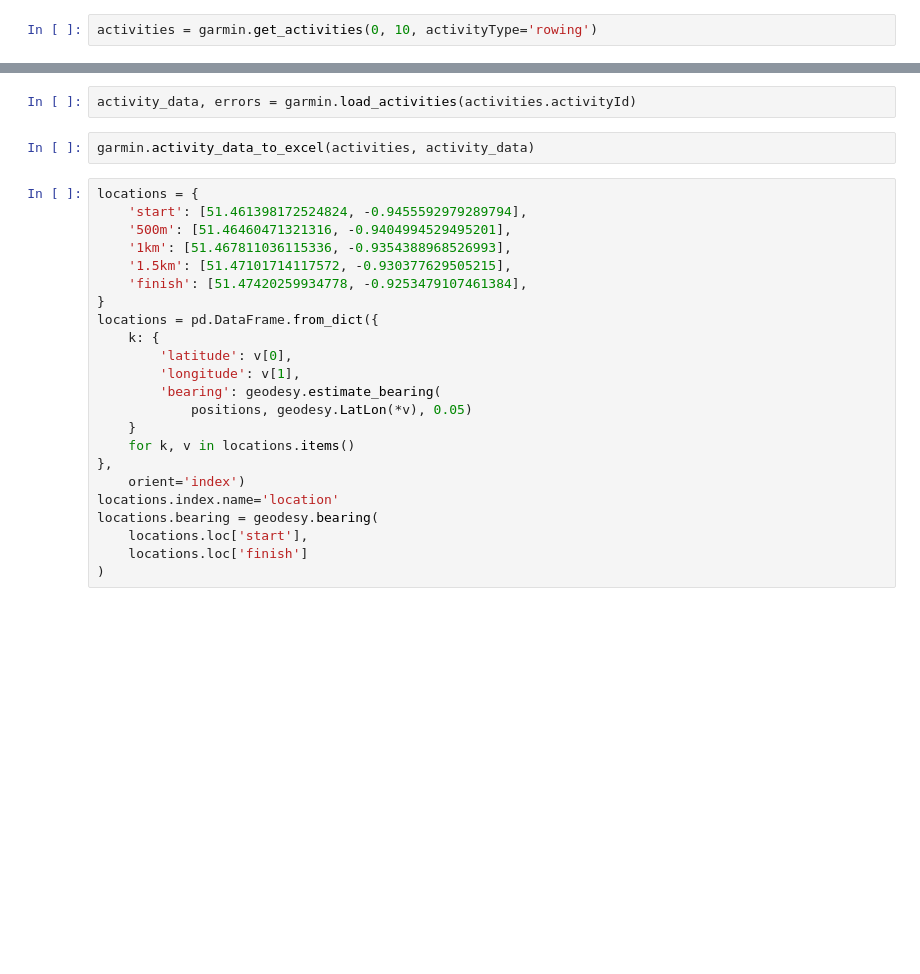
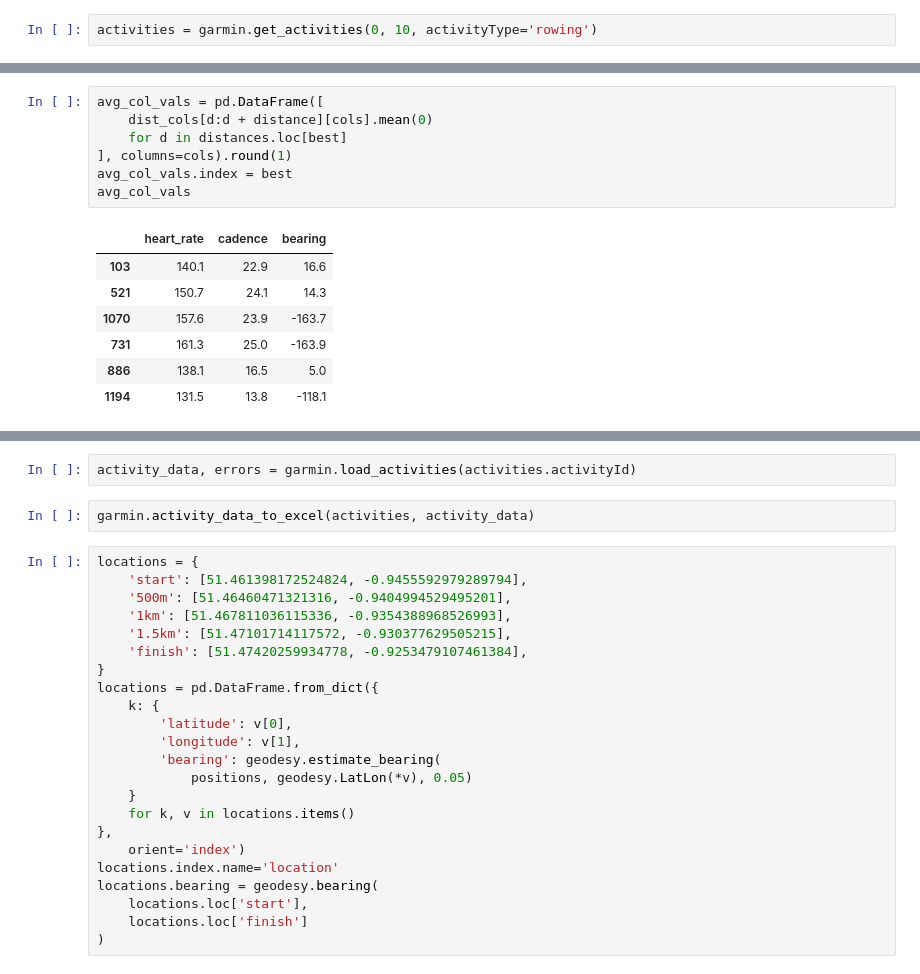
Before and after one commit to matthewghgriffiths/gps_analysis, a Jupyter notebook: gps_analysis.ipynb, the cells around one changed output, grey strips where cells are left out. Saved outputs shown, nothing was run; the diff lists cells and outputs as text; blank space fills up the shorter version.

```diff
--- a/gps_analysis.ipynb
+++ b/gps_analysis.ipynb
@@ -17,0 +60,15 @@ activities = garmin.get_activities(0, 10, activityType='rowing')
+# %%
+avg_col_vals = pd.DataFrame([
+    dist_cols[d:d + distance][cols].mean(0)
+    for d in distances.loc[best]
+], columns=cols).round(1)
+avg_col_vals.index = best
+avg_col_vals
+# %% [output]
+|  | heart_rate | cadence | bearing |
+| 103 | 140.1 | 22.9 | 16.6 |
+| 521 | 150.7 | 24.1 | 14.3 |
+| 1070 | 157.6 | 23.9 | -163.7 |
+| 731 | 161.3 | 25.0 | -163.9 |
+| 886 | 138.1 | 16.5 | 5.0 |
+| 1194 | 131.5 | 13.8 | -118.1 |
```
Also changed, not shown: parts of 13 cells of this notebook, 2 other files.
